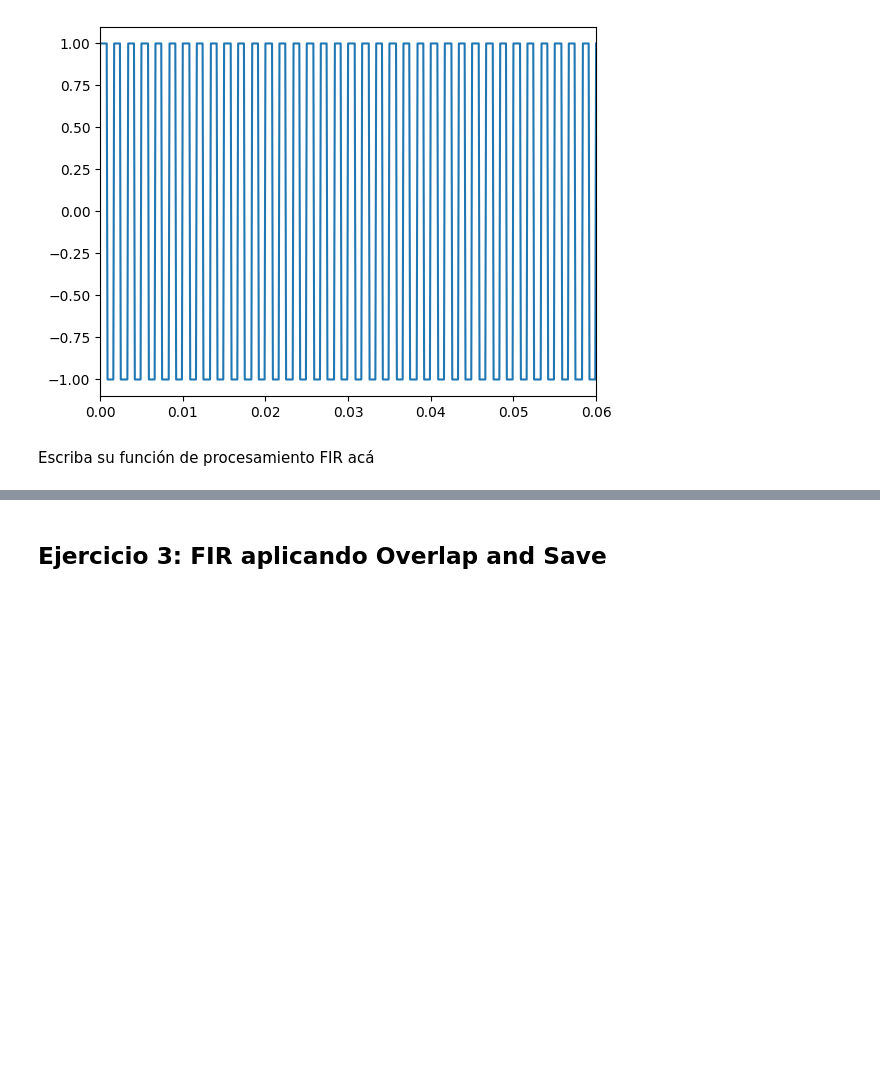
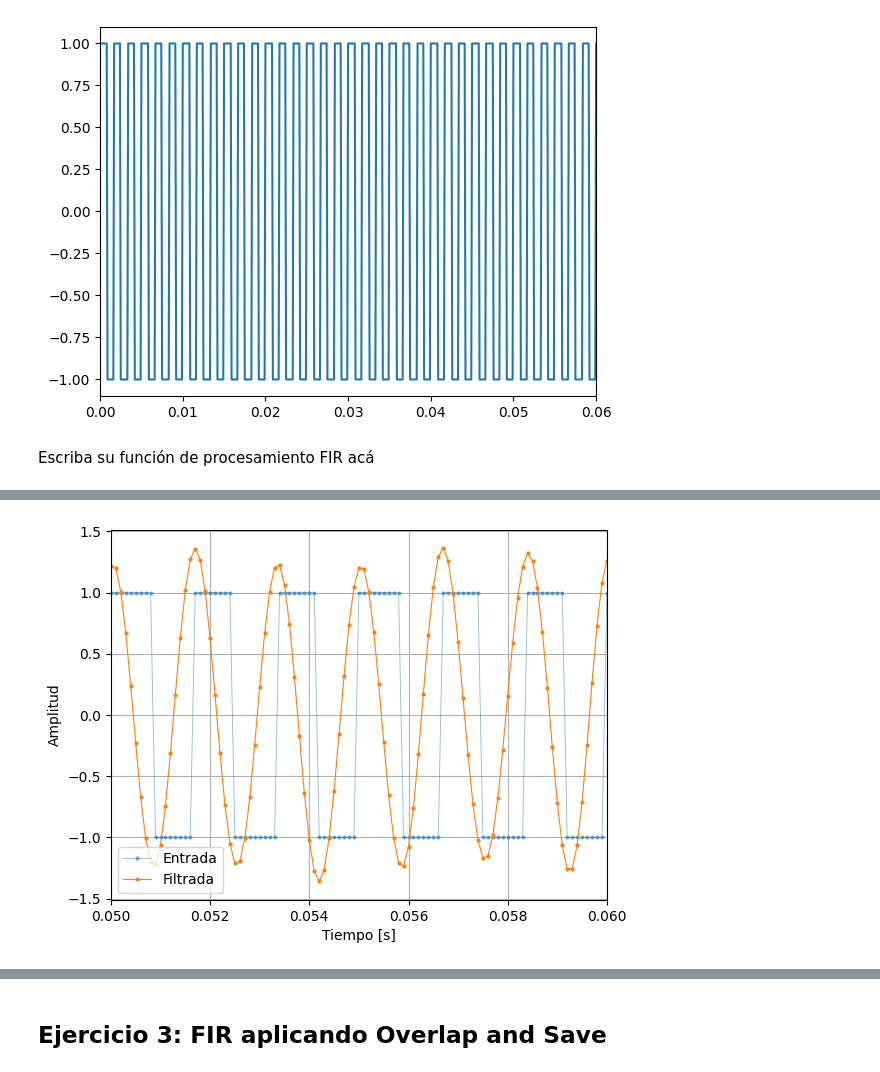
Before and after one commit to Ramiro-Nieto-A/Labo-4, a Jupyter notebook: fir_and_fft alumnos.ipynb, the cells around one changed output, grey strips where cells are left out. Drawn from its saved outputs; the diff is of its cells as text; code cells hidden in the pictures; blank space fills up the shorter version.

```diff
--- a/fir_and_fft alumnos.ipynb
+++ b/fir_and_fft alumnos.ipynb
@@ -277,0 +279,19 @@ plt.xlim(0, 10000/fs)
+# %%
+n_runs = 5
+tiempos = []
+
+for _ in range(n_runs):
+    start = time.perf_counter()
+    y = fir_filter(x, h)
+    end = time.perf_counter()
+
+    tiempos.append(end - start)
+
+t_total = np.mean(tiempos)
+t_por_muestra = t_total / len(x)
+
+print(f"Tiempo total promedio: {t_total:.6f} s")
+print(f"Tiempo por muestra: {t_por_muestra*1e6:.3f} us")
+
+for i, t in enumerate(tiempos):
+    print(f"Corrida {i+1}: {t:.6f} s")
@@ -277,0 +308,28 @@ plt.xlim(0, 10000/fs)
+# %%
+delay = (len(h) - 1) // 2
+
+y_aligned = y[delay:]
+t_aligned = t[delay:]
+
+plt.figure()
+
+plt.plot(t_aligned, x[delay:],
+         marker='o', markersize=2,
+         linewidth=0.6,
+         alpha=0.5,
+         label='Entrada')
+
+plt.plot(t_aligned, y_aligned,
+         marker='o', markersize=2,
+         linewidth=0.8,
+         label='Filtrada')
+
+plt.xlabel("Tiempo [s]")
+plt.ylabel("Amplitud")
+plt.xlim(0.05, 0.06)
+plt.legend()
+plt.grid()
+
+plt.show()
+# %% [output]
+[figure, added]
```
Also changed, not shown: parts of 9 cells of this notebook, 17 other files.
